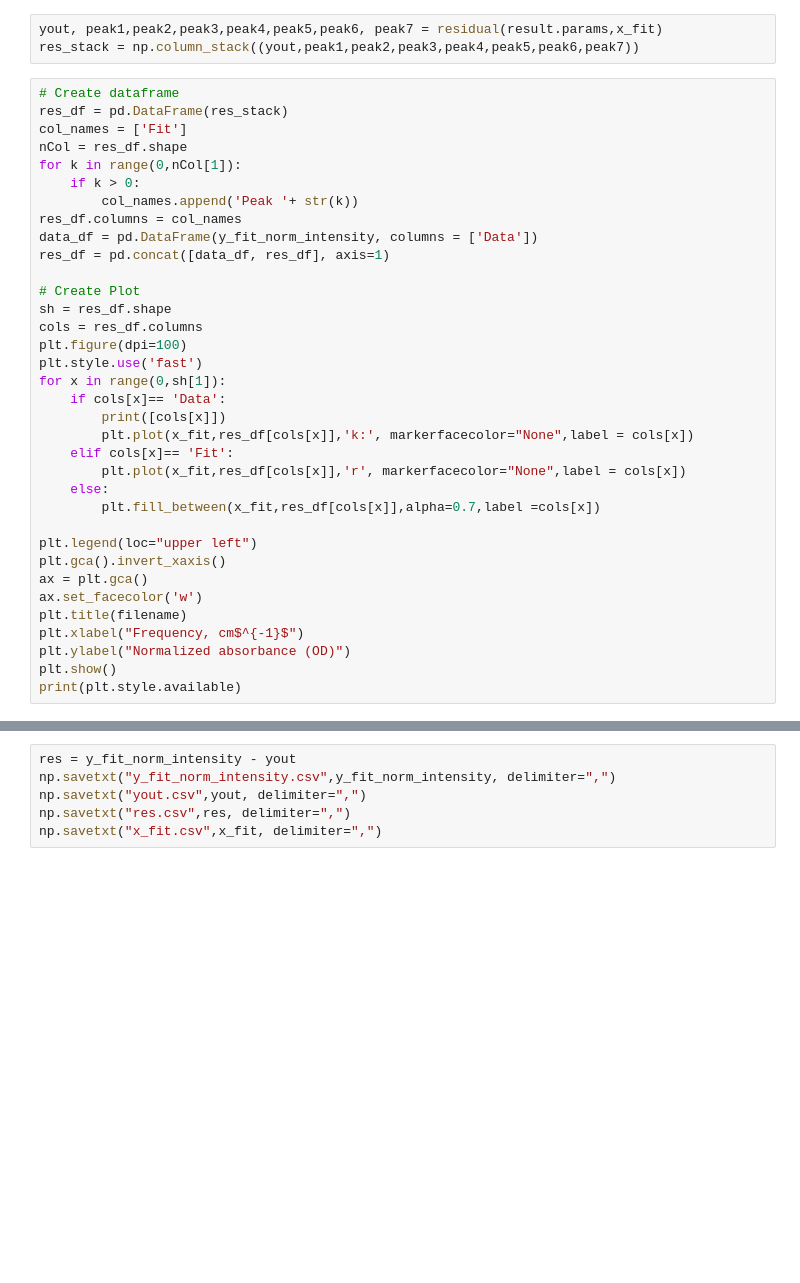
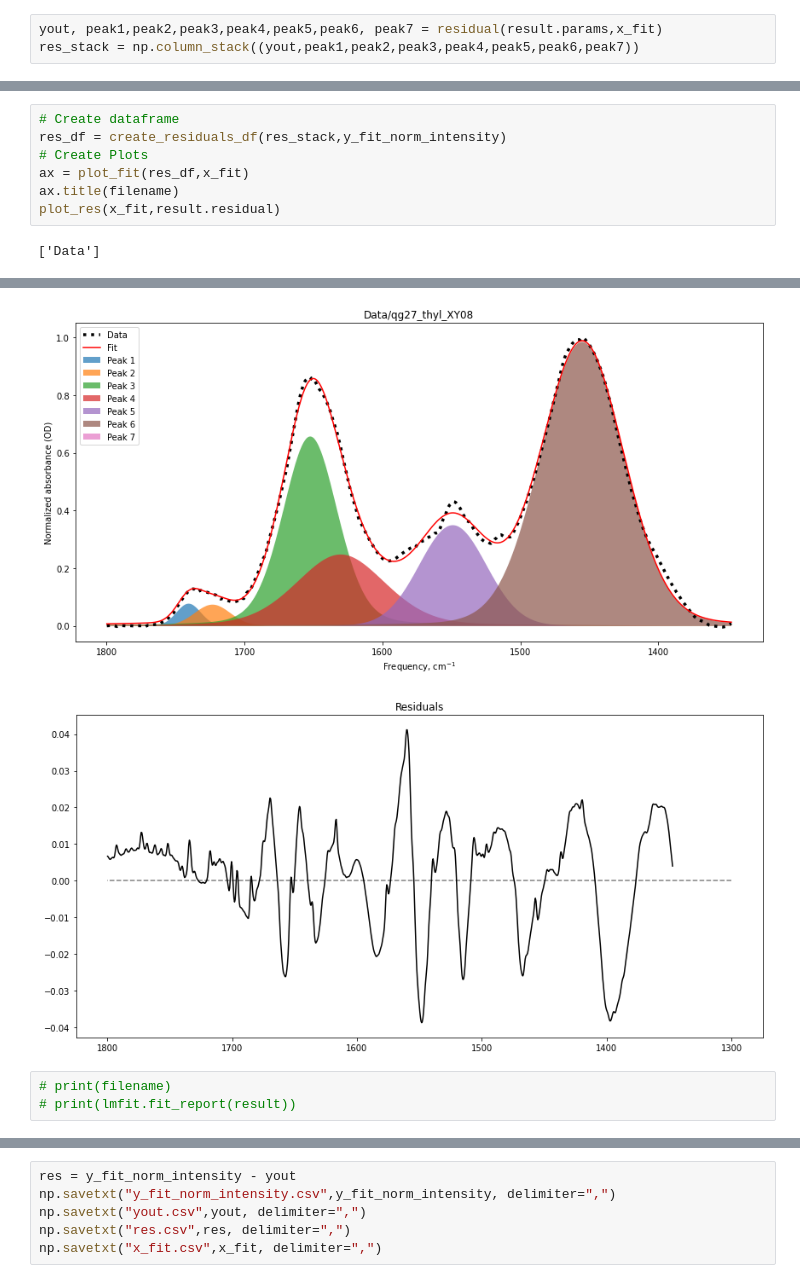
Before and after one commit to avrabyt/FTIR-fit, a Jupyter notebook: main_3.ipynb, the cells around one changed output, grey strips where cells are left out. Saved outputs shown, nothing was run; the diff lists cells and outputs as text; blank space fills up the shorter version.

```diff
--- a/main_3.ipynb
+++ b/main_3.ipynb
@@ -208,38 +198,3 @@ print(lmfit.fit_report(result))
 # %%
 yout, peak1,peak2,peak3,peak4,peak5,peak6, peak7 = residual(result.params,x_fit)
 res_stack = np.column_stack((yout,peak1,peak2,peak3,peak4,peak5,peak6,peak7))
-# %%
-# Create dataframe
-res_df = pd.DataFrame(res_stack)
-col_names = ['Fit']
-nCol = res_df.shape
-for k in range(0,nCol[1]):
-    if k > 0:
-        col_names.append('Peak '+ str(k))
-res_df.columns = col_names
-data_df = pd.DataFrame(y_fit_norm_intensity, columns = ['Data'])
-res_df = pd.concat([data_df, res_df], axis=1)
-
-# Create Plot
-sh = res_df.shape
-cols = res_df.columns
-plt.figure(dpi=100)
-plt.style.use('fast')
-for x in range(0,sh[1]):
-    if cols[x]== 'Data':
-        print([cols[x]])
-        plt.plot(x_fit,res_df[cols[x]],'k:', markerfacecolor="None",label = cols[x])
-    elif cols[x]== 'Fit':
-        plt.plot(x_fit,res_df[cols[x]],'r', markerfacecolor="None",label = cols[x])
-    else:
-        plt.fill_between(x_fit,res_df[cols[x]],alpha=0.7,label =cols[x])
-
-plt.legend(loc="upper left")
-plt.gca().invert_xaxis()
-ax = plt.gca()
-ax.set_facecolor('w')
-plt.title(filename)
-plt.xlabel("Frequency, cm$^{-1}$")
-plt.ylabel("Normalized absorbance (OD)")
-plt.show()
-print(plt.style.available)
@@ -302,0 +201,9 @@ Data/qg27_thyl_XY04
+# %%
+# Create dataframe
+res_df = create_residuals_df(res_stack,y_fit_norm_intensity)
+# Create Plots
+ax = plot_fit(res_df,x_fit)
+ax.title(filename)
+plot_res(x_fit,result.residual)
+# %% [output]
+['Data']
@@ -303,3 +211,8 @@ Data/qg27_thyl_XY04
+[figure, added]
+[figure, added]
+# %%
+# print(filename)
+# print(lmfit.fit_report(result))
 # %%
 # Area under curve calculation
 from scipy.integrate import trapezoid
```
Also changed, not shown: parts of 13 cells of this notebook, 1 other file.
